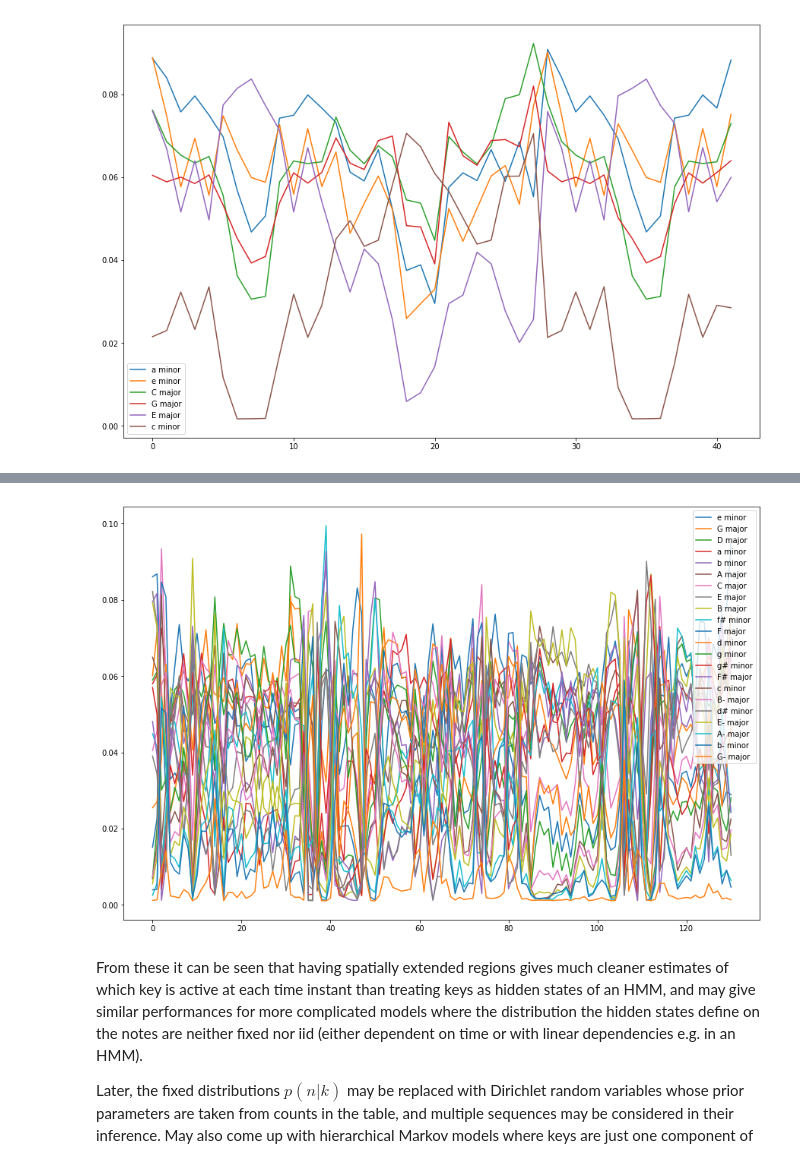
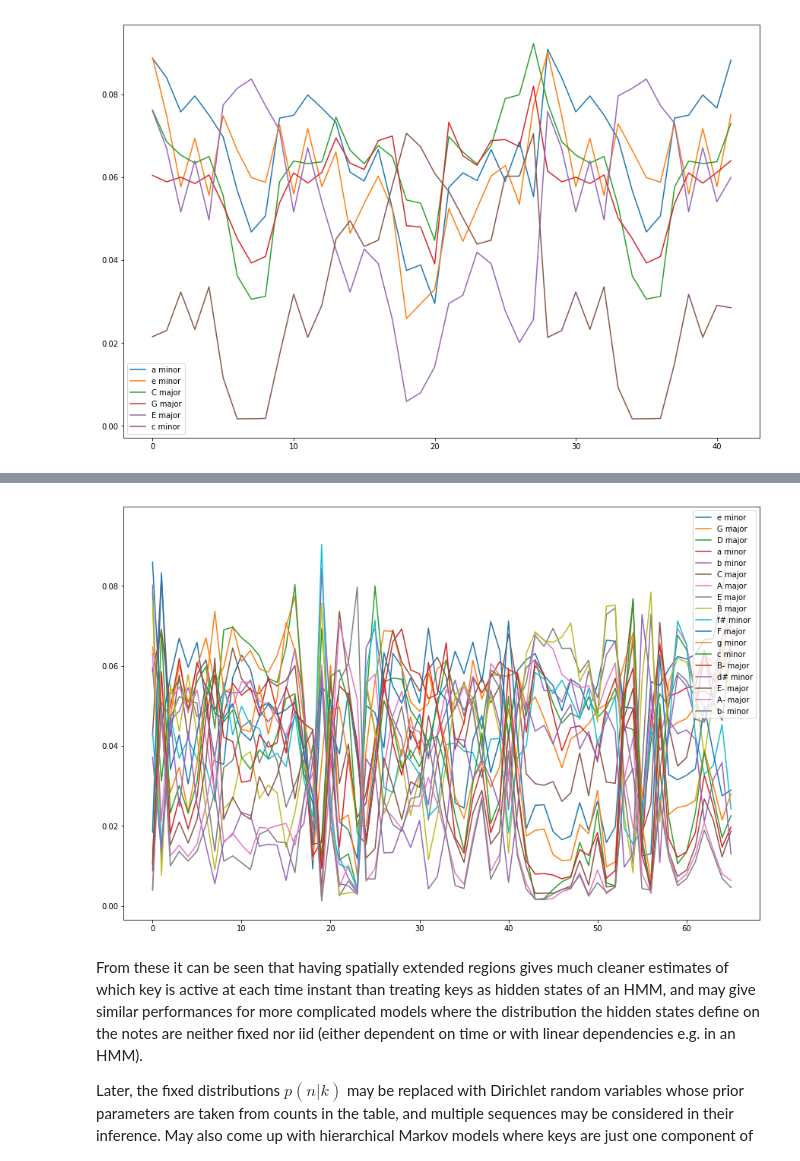
Before and after one commit to meagtan/harmonizer, a Jupyter notebook: modulation.ipynb, the cells around one changed output, grey strips where cells are left out. Cells and saved outputs as stored; diff of their text form; code cells hidden in the pictures.

```diff
--- a/modulation.ipynb
+++ b/modulation.ipynb
@@ -375,0 +378,2 @@ Wall time: 4.87 s
+# %%
+sg.s.measures(1,5).show()
@@ -387,5 +388,5 @@ plt.show()
 # %%
 %%time
-m1 = Modulation(arr.table, R=20, maxiter=20, a0=100., b0=1., quantize=12, anneal=True, T_max=2, iters=20)
+m1 = Modulation(freqs.table, R=20, maxiter=30, a0=100., b0=100., quantize=12, anneal=True, T_max=2, iters=20)
 m1.fit(mg, tg)
 # %% [output]
@@ -416,7 +417,7 @@ The main motivation for such a model is the assumption that transitions between
 # %%
 class MarkovModulation(skl.base.BaseEstimator, skl.base.TransformerMixin):
     def __init__(self, table, maxiter=10, quantize=None, delta=.01):
-        self.b = np.exp(logprobs(table)) # KxN matrix storing ln p(n|k)
+        self.b = np.exp(hist.logpnk(table)) # KxN matrix storing ln p(n|k)
         self.maxiter = maxiter
         self.quantize = quantize # smooth histogram by adding up every note each r beats
         self.delta = delta
@@ -437,8 +438,8 @@ class MarkovModulation(skl.base.BaseEstimator, skl.base.TransformerMixin):
         self.X = X / X.sum(axis=1).reshape(-1,1)
 
         # initialize transition matrix here
-        self.a = np.ones((arr.K, arr.K)) / arr.K
-        self.p0 = np.ones(arr.K) / arr.K
+        self.a = np.ones((freqs.K, freqs.K)) / freqs.K
+        self.p0 = np.ones(freqs.K) / freqs.K
 
         for _ in xrange(self.maxiter):
             alpha, beta = self.forward_backward(X)
@@ -455,7 +456,7 @@ class MarkovModulation(skl.base.BaseEstimator, skl.base.TransformerMixin):
 
     def forward(self, X):
         T = X.shape[0]
-        alpha = np.zeros((T+1, arr.K))
+        alpha = np.zeros((T+1, freqs.K))
         alpha[0] = self.p0
         for t in xrange(T):
             alpha[t+1] = self.b.dot(X[t])*alpha[t].dot(self.a)
@@ -464,7 +465,7 @@ class MarkovModulation(skl.base.BaseEstimator, skl.base.TransformerMixin):
 
     def backward(self, X):
         T = X.shape[0]
-        beta = np.zeros((T+1, arr.K))
+        beta = np.zeros((T+1, freqs.K))
         beta[-1] = 1
         for t in reversed(xrange(T)):
             beta[t] = (beta[t+1]).dot(self.b.dot(X[t]))
@@ -509,6 +510,6 @@ plt.show()
 [figure]
 # %%
 %%time
-mm1 = MarkovModulation(arr.table, maxiter=100, quantize=6, delta=.01)
+mm1 = MarkovModulation(freqs.table, maxiter=100, quantize=12, delta=.01)
 mm1.fit(mg, tg)
 # %% [output]
@@ -517,10 +518,10 @@ Wall time: 1.34 s
 # %%
 keys, kprobs = mm1.keys(mm1.X)
 plt.figure(figsize=(15,10))
-plt.legend(plt.plot(kprobs), [arr.keys[i] for i in keys], loc=0)
+plt.legend(plt.plot(kprobs), [freqs.keys[i] for i in keys], loc=0)
 plt.show()
 # %% [output]
-[figure, old version]
+[figure, new version]
 # %% [markdown]
 From these it can be seen that having spatially extended regions gives much cleaner estimates of which key is active at each time instant than treating keys as hidden states of an HMM, and may give similar performances for more complicated models where the distribution the hidden states define on the notes are neither fixed nor iid (either dependent on time or with linear dependencies e.g. in an HMM).
 
```
Also changed, not shown: parts of 29 cells of this notebook, 2 other files.
